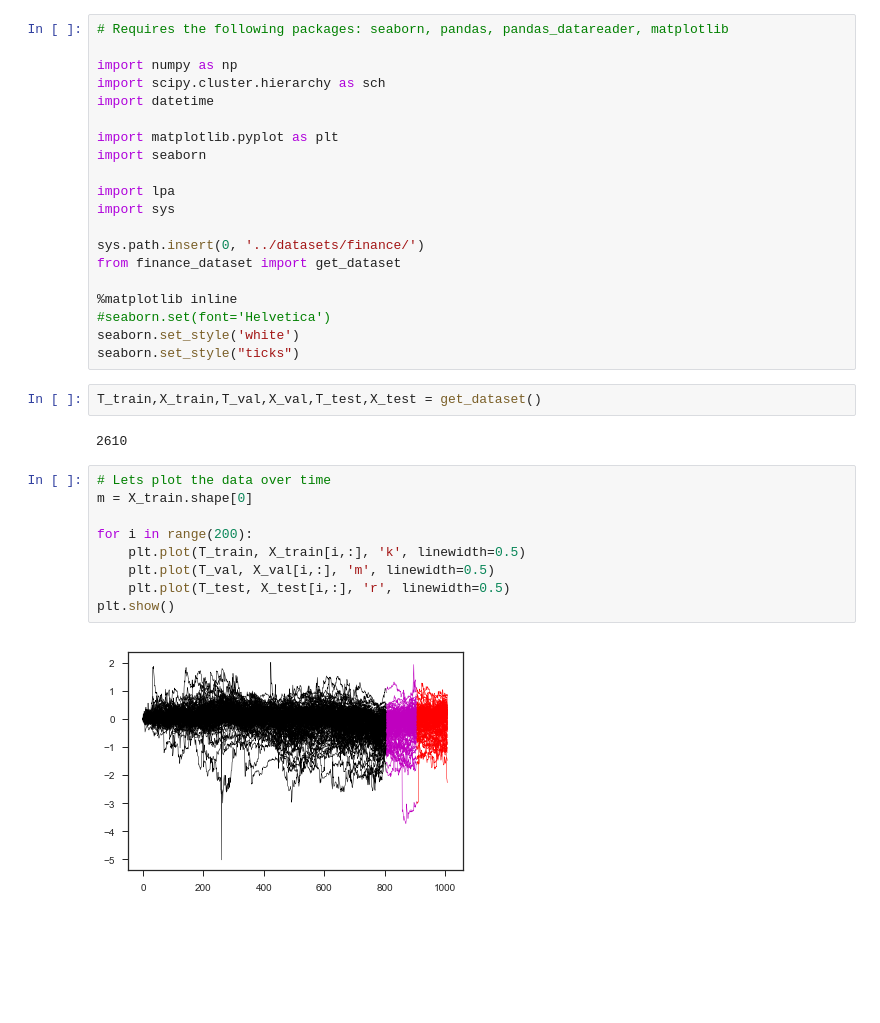
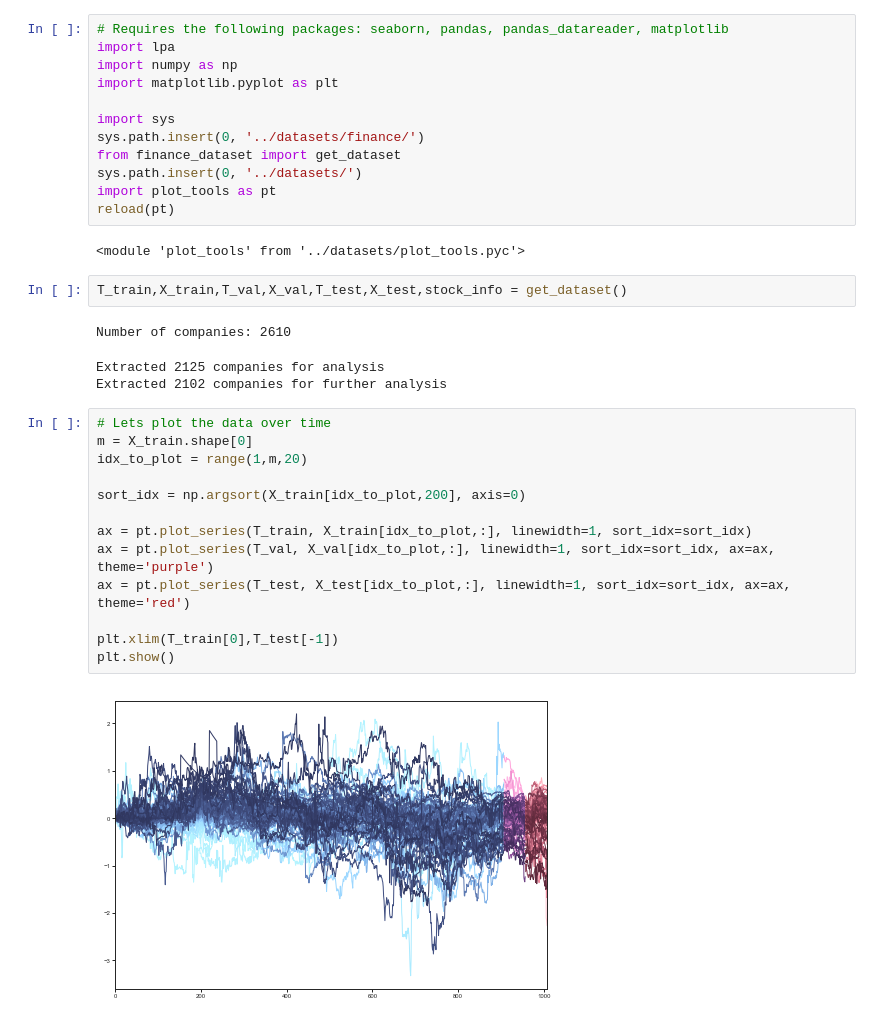
Before and after one commit to altaetran/lpa, a Jupyter notebook: ipython_examples/finance.ipynb, the cells around one changed output. Cells and saved outputs as stored; diff of their text form; blank space fills up the shorter version.

```diff
--- a/ipython_examples/finance.ipynb
+++ b/ipython_examples/finance.ipynb
@@ -1,35 +1,35 @@
 # %%
 # Requires the following packages: seaborn, pandas, pandas_datareader, matplotlib
+import lpa
+import numpy as np
+import matplotlib.pyplot as plt
 
-import numpy as np
-import scipy.cluster.hierarchy as sch
-import datetime
-
-import matplotlib.pyplot as plt
-import seaborn
-
-import lpa
 import sys
-
 sys.path.insert(0, '../datasets/finance/')
 from finance_dataset import get_dataset
-
-%matplotlib inline
-#seaborn.set(font='Helvetica')
-seaborn.set_style('white')
-seaborn.set_style("ticks")
+sys.path.insert(0, '../datasets/')
+import plot_tools as pt
+reload(pt)
+# %% [output]
+<module 'plot_tools' from '../datasets/plot_tools.pyc'>
 # %%
-T_train,X_train,T_val,X_val,T_test,X_test = get_dataset()
+T_train,X_train,T_val,X_val,T_test,X_test,stock_info = get_dataset()
 # %% [output]
-2610
+Number of companies: 2610
+Extracted 2125 companies for analysis
+Extracted 2102 companies for further analysis
-# %%
-# Lets plot the data over time
-m = X_train.shape[0]
-
-for i in range(200):
-    plt.plot(T_train, X_train[i,:], 'k', linewidth=0.5)
-    plt.plot(T_val, X_val[i,:], 'm', linewidth=0.5)
-    plt.plot(T_test, X_test[i,:], 'r', linewidth=0.5)
-plt.show()
-# %% [output]
-[figure, removed]
+# %%
+# Lets plot the data over time
+m = X_train.shape[0]
+idx_to_plot = range(1,m,20)
+
+sort_idx = np.argsort(X_train[idx_to_plot,200], axis=0)
+
+ax = pt.plot_series(T_train, X_train[idx_to_plot,:], linewidth=1, sort_idx=sort_idx)
+ax = pt.plot_series(T_val, X_val[idx_to_plot,:], linewidth=1, sort_idx=sort_idx, ax=ax, theme='purple')
+ax = pt.plot_series(T_test, X_test[idx_to_plot,:], linewidth=1, sort_idx=sort_idx, ax=ax, theme='red')
+
+plt.xlim(T_train[0],T_test[-1])
+plt.show()
+# %% [output]
+[figure, added]
```
Also changed, not shown: parts of 21 cells of this notebook, 12 other files.
